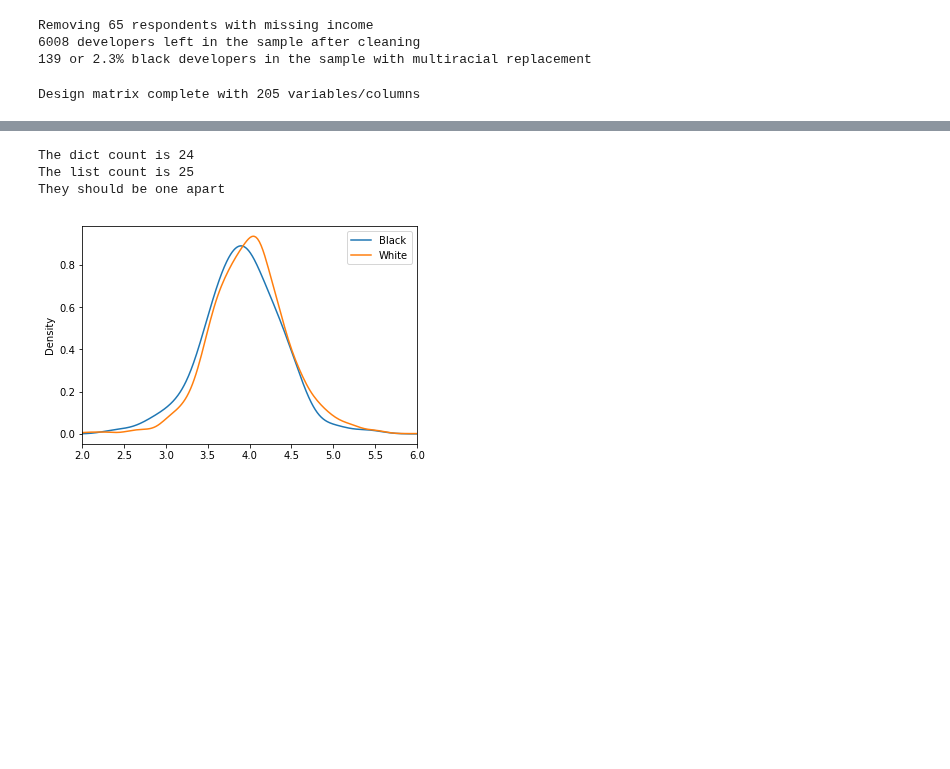
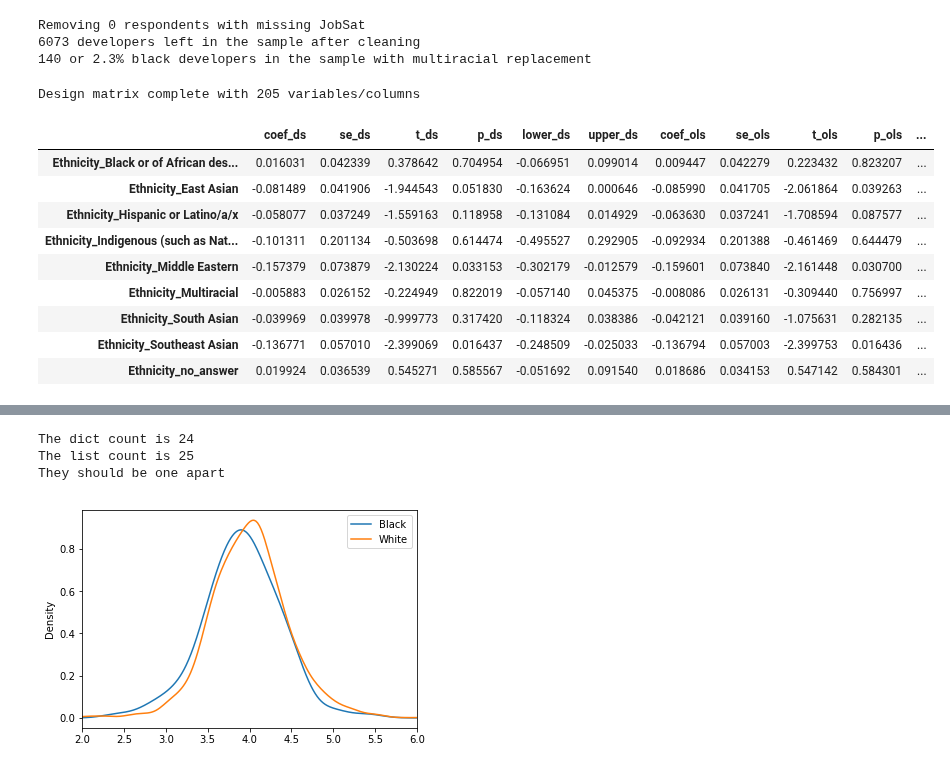
Before and after one commit to whoisnnamdi/black-dev-2020, a Jupyter notebook: code/notebook.ipynb, the cells around one changed output, grey strips where cells are left out. Drawn from its saved outputs; the diff is of its cells as text; code cells hidden in the pictures; blank space fills up the shorter version.

```diff
--- a/code/notebook.ipynb
+++ b/code/notebook.ipynb
@@ -20,7 +25,7 @@ data_raw = pd.read_csv(DATA_PATH)
 # %%
-data, keep, groups, categorical, numeric, base = prep.prep(data_raw)
+data, keep, groups, categorical, numeric, base = prep.prep(data_raw, outcome)
 # %% [output]
-Removing 65 respondents with missing income
-6008 developers left in the sample after cleaning
-139 or 2.3% black developers in the sample with multiracial replacement
+Removing 0 respondents with missing JobSat
+6073 developers left in the sample after cleaning
+140 or 2.3% black developers in the sample with multiracial replacement
 # %%
@@ -32,5 +37,18 @@ D = "EdLevel"
 # %%
 results = analyze.analyze(Y, X, D)
+# %%
+results
+# %% [output]
+|  | coef_ds | se_ds | t_ds | p_ds | lower_ds | upper_ds | coef_ols | se_ols | t_ols | p_ols | ... |
+| Ethnicity_Black or of African des... | 0.016031 | 0.042339 | 0.378642 | 0.704954 | -0.066951 | 0.099014 | 0.009447 | 0.042279 | 0.223432 | 0.823207 | ... |
+| Ethnicity_East Asian | -0.081489 | 0.041906 | -1.944543 | 0.051830 | -0.163624 | 0.000646 | -0.085990 | 0.041705 | -2.061864 | 0.039263 | ... |
+| Ethnicity_Hispanic or Latino/a/x | -0.058077 | 0.037249 | -1.559163 | 0.118958 | -0.131084 | 0.014929 | -0.063630 | 0.037241 | -1.708594 | 0.087577 | ... |
+| Ethnicity_Indigenous (such as Nat... | -0.101311 | 0.201134 | -0.503698 | 0.614474 | -0.495527 | 0.292905 | -0.092934 | 0.201388 | -0.461469 | 0.644479 | ... |
+| Ethnicity_Middle Eastern | -0.157379 | 0.073879 | -2.130224 | 0.033153 | -0.302179 | -0.012579 | -0.159601 | 0.073840 | -2.161448 | 0.030700 | ... |
+| Ethnicity_Multiracial | -0.005883 | 0.026152 | -0.224949 | 0.822019 | -0.057140 | 0.045375 | -0.008086 | 0.026131 | -0.309440 | 0.756997 | ... |
+| Ethnicity_South Asian | -0.039969 | 0.039978 | -0.999773 | 0.317420 | -0.118324 | 0.038386 | -0.042121 | 0.039160 | -1.075631 | 0.282135 | ... |
+| Ethnicity_Southeast Asian | -0.136771 | 0.057010 | -2.399069 | 0.016437 | -0.248509 | -0.025033 | -0.136794 | 0.057003 | -2.399753 | 0.016436 | ... |
+| Ethnicity_no_answer | 0.019924 | 0.036539 | 0.545271 | 0.585567 | -0.051692 | 0.091540 | 0.018686 | 0.034153 | 0.547142 | 0.584301 | ... |
 # %%
 results
 # %% [output]
```
Also changed, not shown: parts of 6 cells of this notebook, 1 other file.
